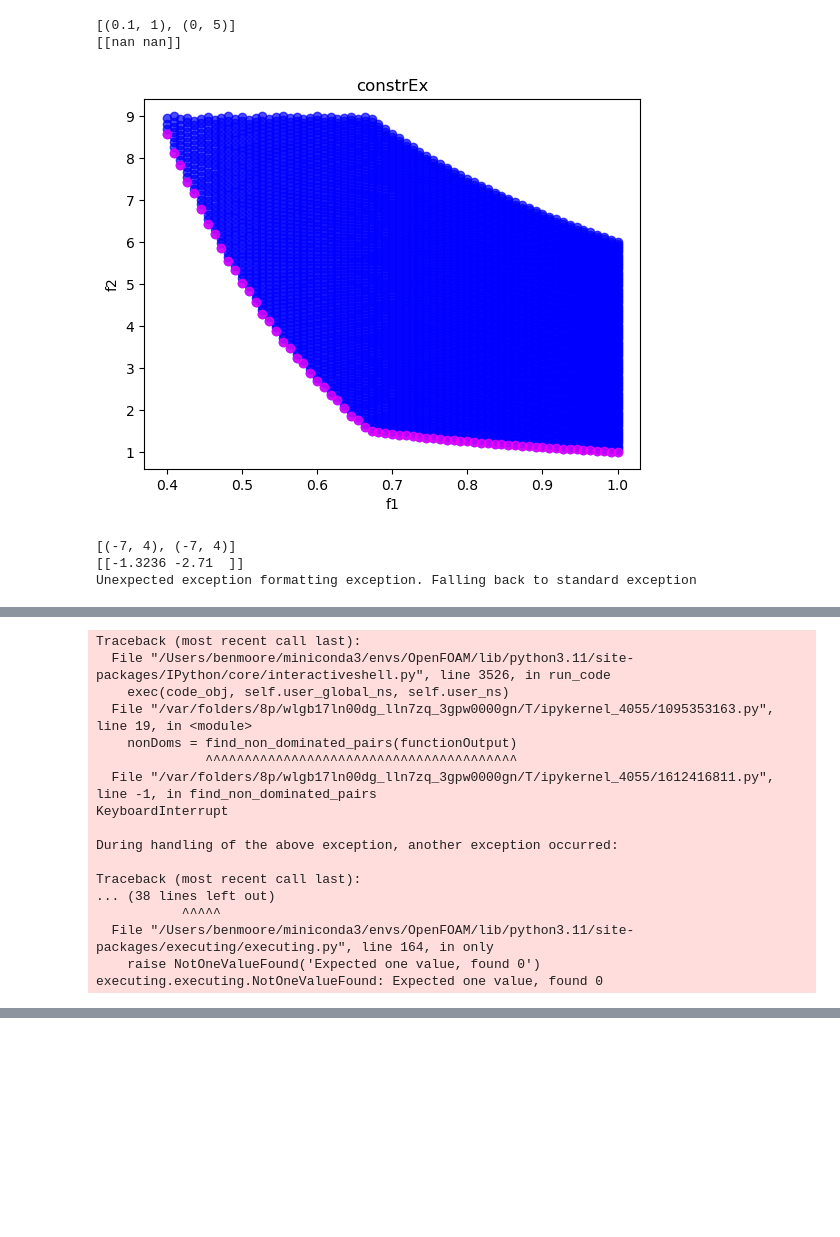
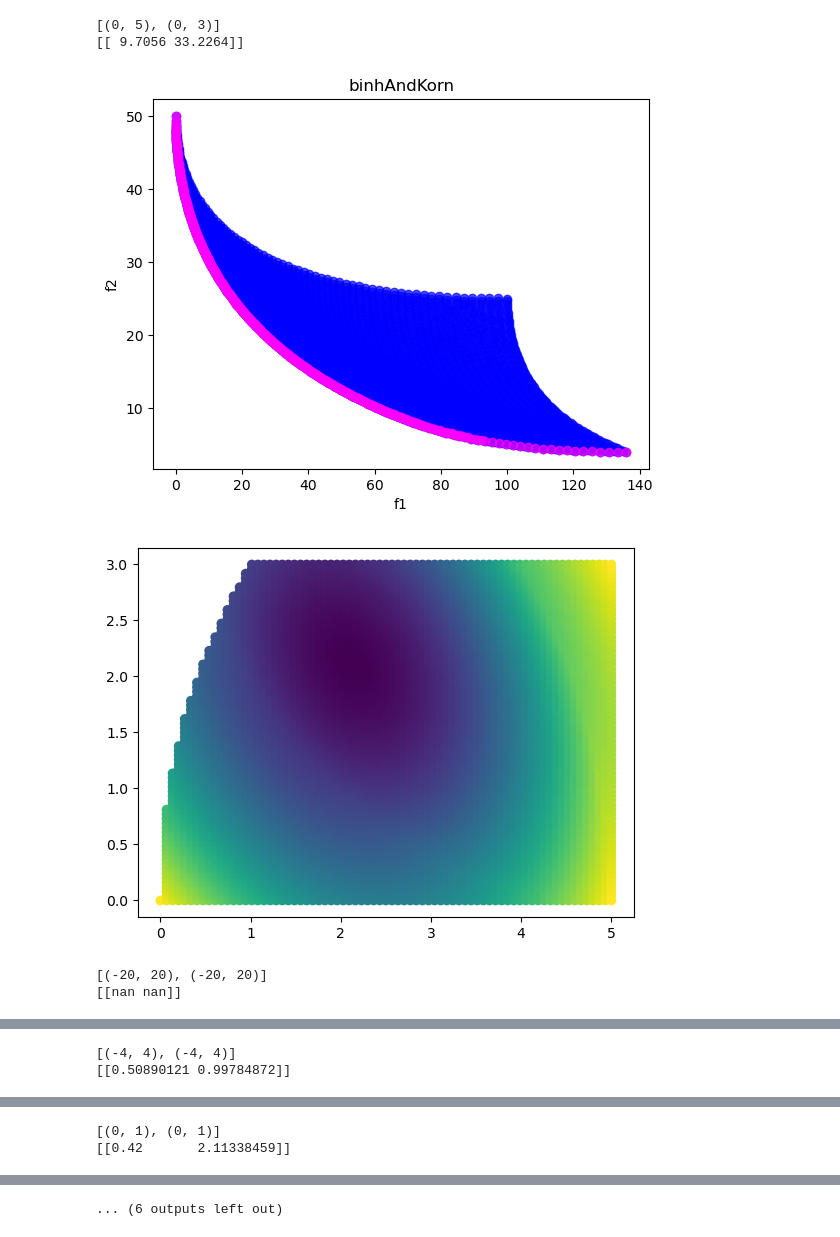
Before and after one commit to BenMoore310/MOOptimisers, a Jupyter notebook: monteCarloTesting.ipynb, the cells around one changed output, grey strips where cells are left out. Saved outputs shown, nothing was run; the diff lists cells and outputs as text; code cells hidden in the pictures; blank space fills up the shorter version.

```diff
--- a/monteCarloTesting.ipynb
+++ b/monteCarloTesting.ipynb
@@ -11,10 +11,10 @@ from itertools import product
 from optimiserBank import MOobjective_function as objvFunc
 
 functionDict = {
-                # func.binhAndKorn:[(0,5), (0,3)],
-                # func.chankongHaimes:[(-20,20), (-20,20)],
-                # func.fonsecaFleming:[(-4,4), (-4,4)],
-                # func.ctp1:[(0,1), (0,1)],
+                func.binhAndKorn:[(0,5), (0,3)],
+                func.chankongHaimes:[(-20,20), (-20,20)],
+                func.fonsecaFleming:[(-4,4), (-4,4)],
+                func.ctp1:[(0,1), (0,1)],
                 func.constrEx:[(0.1,1), (0,5)],
                 func.testFunction4:[(-7,4), (-7,4)]}
 
@@ -58,38 +58,47 @@ for key, value in functionDict.items():
     functionOutput = np.zeros((0,2))
 
     print(value)
 
-    x_range = np.linspace(value[0][0], value[0][1], 100)
-    y_range = np.linspace(value[1][0], value[1][1], 100)
+    x_range = np.linspace(value[0][0], value[0][1], 75)
+    y_range = np.linspace(value[1][0], value[1][1], 75)
     fullRange = list(product(x_range, y_range))
     fullRangeArray = np.array(fullRange)
 
     # print(fullRangeArray[5])
 
     for i in range(0, len(fullRangeArray)):
         functionOutput = np.vstack((functionOutput, objvFunc(fullRangeArray[i], key, 2)))
 
     print(objvFunc([0.42, 1.5], key,2))
 
     nonDoms = find_non_dominated_pairs(functionOutput)
     np.savetxt(f'{key.__name__}Pareto.txt', nonDoms)
     # print(nonDoms)
     # print(nonDoms.shape)
     # plt.scatter(nonDoms[:,0], nonDoms[:,1], alpha = 0.7)
     plt.scatter(functionOutput[:,0], functionOutput[:,1], alpha = 0.7, c='blue')
     plt.scatter(nonDoms[:,0], nonDoms[:,1], alpha = 0.7, c='magenta')
 
 
     plt.xlabel('f1')
     plt.ylabel('f2')
     plt.title(f'{key.__name__}')
     plt.show()
 
     np.savetxt(f'{key.__name__}.txt', nonDoms)
+
+    weights = np.array((0.5, 0.5))
+
+    zbests = np.min(functionOutput, axis=0)
+
+    scalarisedTargets = opt.scalariseValues(func.HypI, functionOutput, zbests, weights, 1, 100)
+
+    plt.scatter(fullRangeArray[:,0], fullRangeArray[:,1],c=scalarisedTargets, alpha = 1)
+    plt.show()
 # %% [output]
-[(0.1, 1), (0, 5)]
-[[nan nan]]
+[(0, 5), (0, 3)]
+[[ 9.7056 33.2264]]
-[figure, old version]
+[figure, new version]
+[figure, added]
-[(-7, 4), (-7, 4)]
-[[-1.3236 -2.71  ]]
-Unexpected exception formatting exception. Falling back to standard exception
+[(-20, 20), (-20, 20)]
+[[nan nan]]
@@ -96,17 +107,2 @@ Unexpected exception formatting exception. Falling back to standard exception
-Traceback (most recent call last):
-  File "/Users/benmoore/miniconda3/envs/OpenFOAM/lib/python3.11/site-packages/IPython/core/interactiveshell.py", line 3526, in run_code
-    exec(code_obj, self.user_global_ns, self.user_ns)
-  File "/var/folders/8p/wlgb17ln00dg_lln7zq_3gpw0000gn/T/ipykernel_4055/1095353163.py", line 19, in <module>
-    nonDoms = find_non_dominated_pairs(functionOutput)
-              ^^^^^^^^^^^^^^^^^^^^^^^^^^^^^^^^^^^^^^^^
-  File "/var/folders/8p/wlgb17ln00dg_lln7zq_3gpw0000gn/T/ipykernel_4055/1612416811.py", line -1, in find_non_dominated_pairs
-KeyboardInterrupt
-
-During handling of the above exception, another exception occurred:
-
-Traceback (most recent call last):
-... (38 lines left out)
-           ^^^^^
-  File "/Users/benmoore/miniconda3/envs/OpenFOAM/lib/python3.11/site-packages/executing/executing.py", line 164, in only
-    raise NotOneValueFound('Expected one value, found 0')
-executing.executing.NotOneValueFound: Expected one value, found 0
+[(-4, 4), (-4, 4)]
+[[0.50890121 0.99784872]]
@@ -112,0 +111,2 @@ executing.executing.NotOneValueFound: Expected one value, found 0
+[(0, 1), (0, 1)]
+[[0.42       2.11338459]]
@@ -113,3 +115,4 @@ executing.executing.NotOneValueFound: Expected one value, found 0
+... (6 outputs left out)
 # %%
 def removeNans(features, targets):
     """
```
Also changed, not shown: parts of 2 cells of this notebook, 4 other files.
